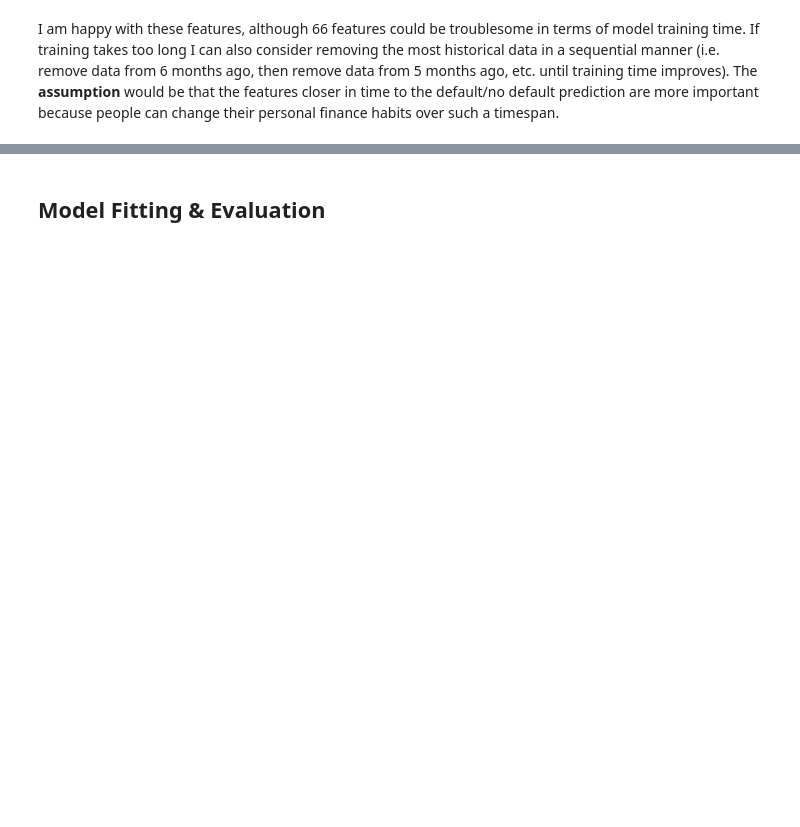
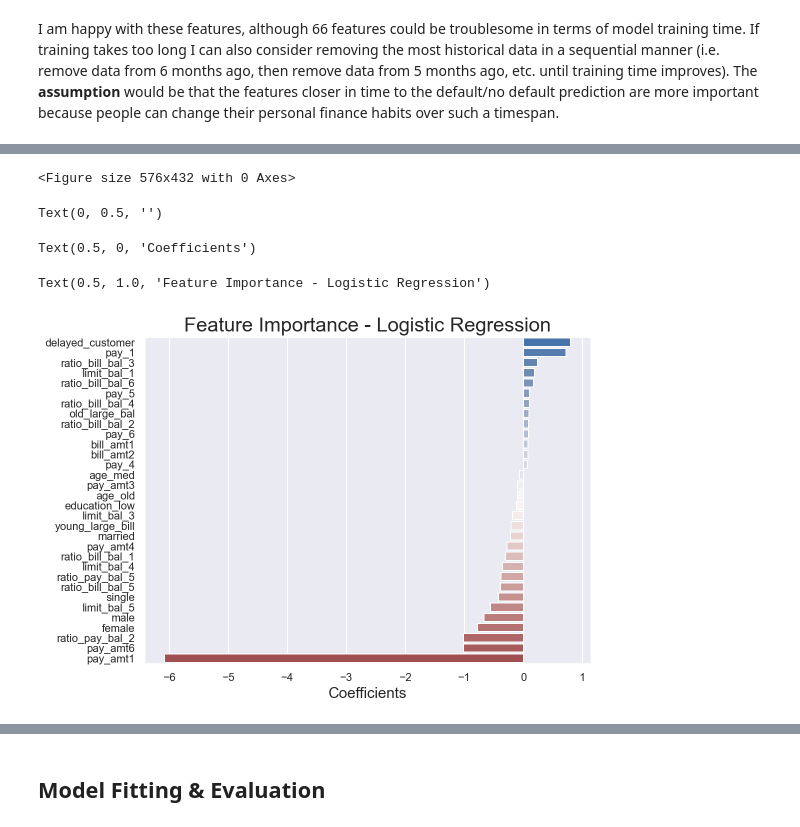
Before and after one commit to pierrewinter/CreditSesame, a Jupyter notebook: credit_default_prediction.ipynb, the cells around one changed output, grey strips where cells are left out. Saved outputs shown, nothing was run; the diff lists cells and outputs as text; code cells hidden in the pictures; blank space fills up the shorter version.

Commit message:
Added feature engineering and prepping data for model

```diff
--- a/credit_default_prediction.ipynb
+++ b/credit_default_prediction.ipynb
@@ -534,9 +528,15 @@ data.iloc[data.index[np.isinf(data).any(1)]]
+# %%
+#Scale the payment amount columns
+#I will use the minmax scaler rather than standard scaler here since all payment amounts are positive
+for col in pay_cols:
+    scaler = MinMaxScaler()
+    scaled_col = scaler.fit_transform(data[col].values.reshape(-1,1))
+    data[col] = pd.Series(scaled_col.flatten(), index=data.index, name=col)
 # %%
 #Set up logistic regression with L1 (Lasso) regularization
-
 X = data.drop(['default'], axis=1)
 y = data['default']
 
-clf = LogisticRegression(penalty='l1', solver='saga')
+clf = LogisticRegression(penalty='l1', solver='liblinear')
 clf.fit(X, y)
 # %% [output]
@@ -543,0 +544,13 @@ ValueError: Input contains NaN, infinity or a value too large for dtype('float64
+# %%
+#Create feature importance dataframe
+#Plot and examine feature importance and decide what to keep/throw
+
+coefs = pd.DataFrame(clf.coef_[0], columns=['feature_importance'])
+coefs['feature'] = X.columns
+coefs_sorted = coefs.sort_values(by='feature_importance', ascending=False, ignore_index=True)
+
+#10 most important features which are positively related to default
+coefs_sorted.head(10)
+
+#10 most important features which are negatively related to default
+coefs_sorted.tail(10)
@@ -543,0 +582,3 @@ ValueError: Input contains NaN, infinity or a value too large for dtype('float64
+# %%
+coefs_sorted = coefs_sorted[np.abs(coefs_sorted['feature_importance']) > 0.05]
+coefs_sorted
@@ -543,0 +603,13 @@ ValueError: Input contains NaN, infinity or a value too large for dtype('float64
+# %%
+plt.figure(figsize =  (8,6))
+g = sns.barplot(data = coefs_sorted, y = 'feature', x = 'feature_importance', palette = sns.color_palette("vlag", coefs_sorted.shape[0]))
+g.set_ylabel("")
+g.tick_params(labelsize = 11)
+g.set_xlabel("Coefficients", size = 15)
+g.set_title('Feature Importance - Logistic Regression', size = 20)
+# %% [output]
+<Figure size 576x432 with 0 Axes>
+Text(0, 0.5, '')
+Text(0.5, 0, 'Coefficients')
+Text(0.5, 1.0, 'Feature Importance - Logistic Regression')
+[figure, added]
```
Also changed, not shown: parts of 20 cells of this notebook.
